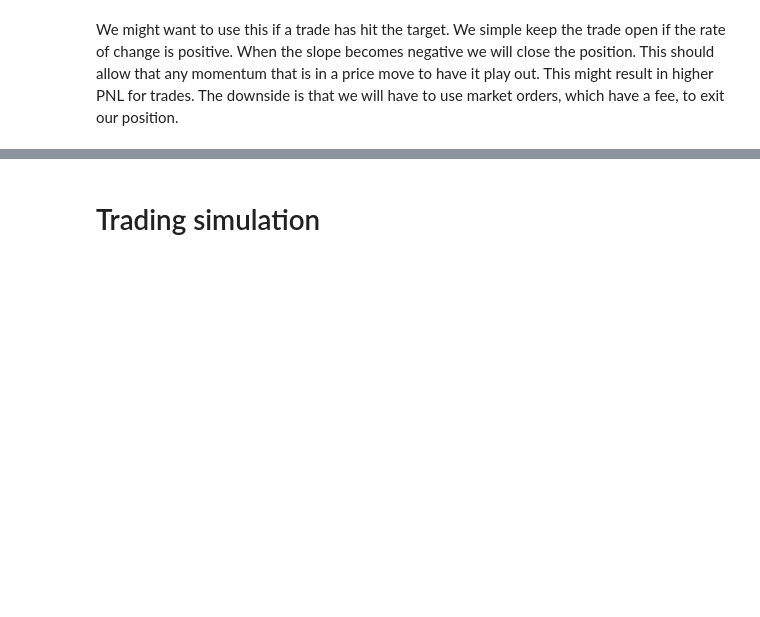
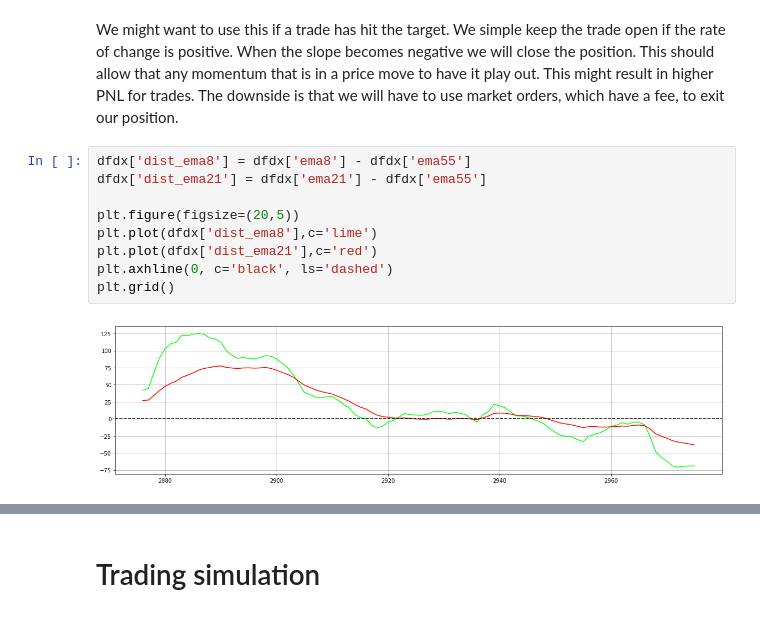
Before and after one commit to darkeclipz/jupyter-notebooks, a Jupyter notebook: Crypto/Strategy Backtesting/Strategy Backtesting Framework.ipynb, the cells around one changed output, grey strips where cells are left out. Drawn from its saved outputs; the diff is of its cells as text; blank space fills up the shorter version.

```diff
--- a/Crypto/Strategy Backtesting/Strategy Backtesting Framework.ipynb
+++ b/Crypto/Strategy Backtesting/Strategy Backtesting Framework.ipynb
@@ -416,2 +417,13 @@ plt.show()
 # %% [markdown]
 We might want to use this if a trade has hit the target. We simple keep the trade open if the rate of change is positive. When the slope becomes negative we will close the position. This should allow that any momentum that is in a price move to have it play out. This might result in higher PNL for trades. The downside is that we will have to use market orders, which have a fee, to exit our position.
+# %%
+dfdx['dist_ema8'] = dfdx['ema8'] - dfdx['ema55']
+dfdx['dist_ema21'] = dfdx['ema21'] - dfdx['ema55']
+
+plt.figure(figsize=(20,5))
+plt.plot(dfdx['dist_ema8'],c='lime')
+plt.plot(dfdx['dist_ema21'],c='red')
+plt.axhline(0, c='black', ls='dashed')
+plt.grid()
+# %% [output]
+[figure, added]
```
Also changed, not shown: parts of 12 cells of this notebook.
